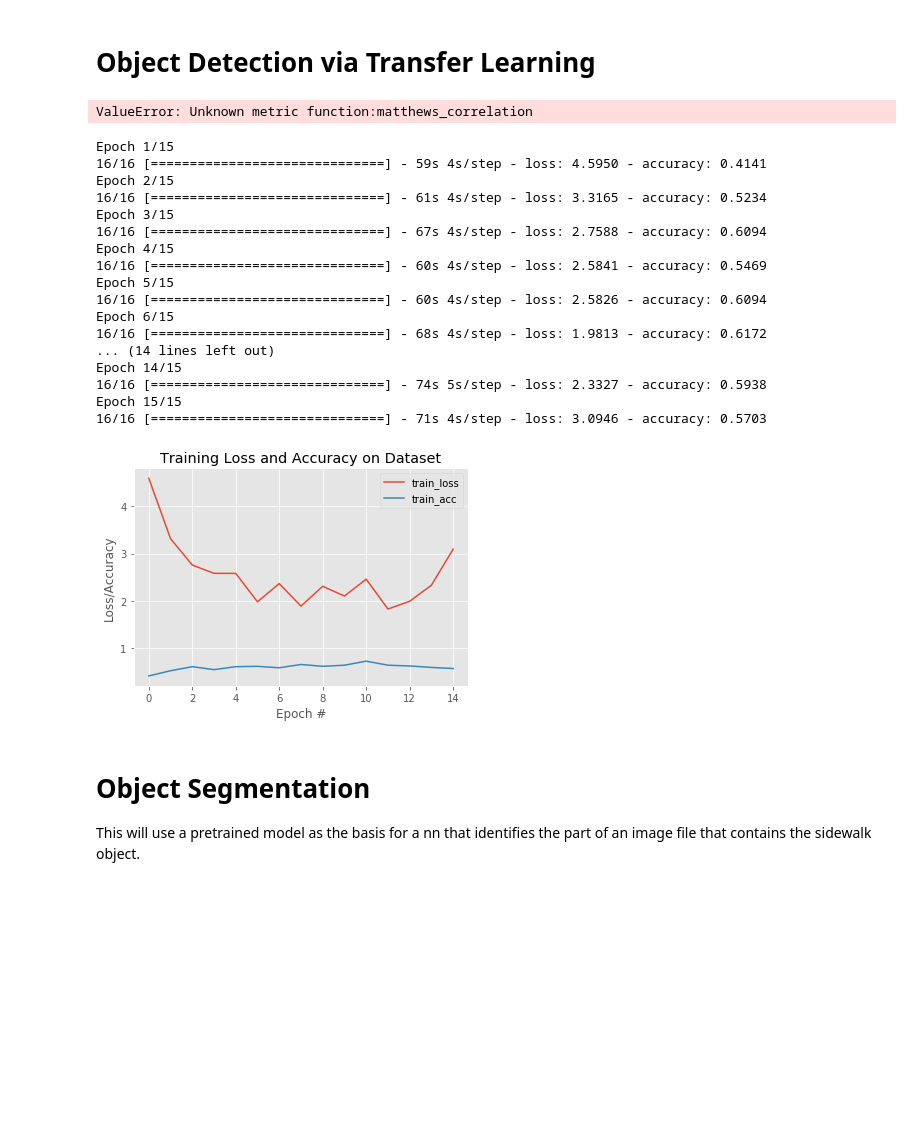
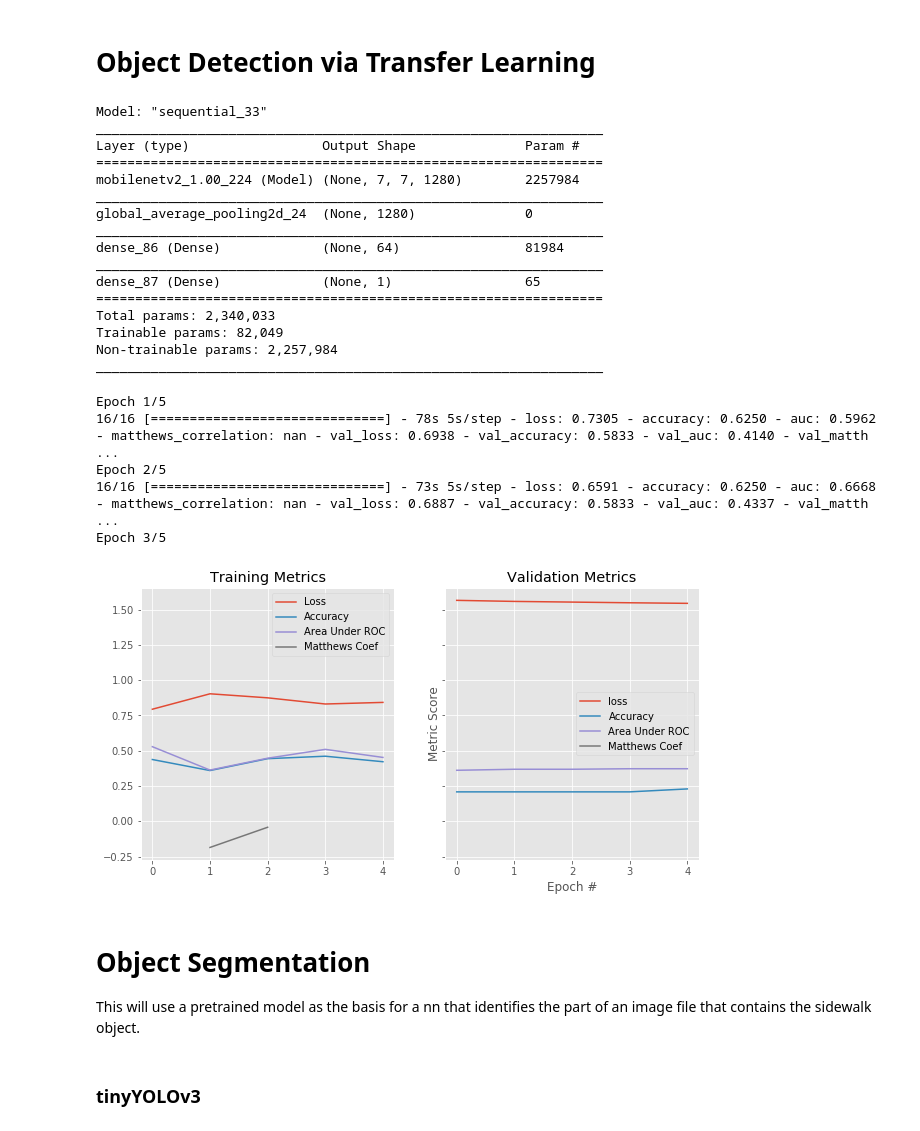
Before and after one commit to chrisoyer/sidewalk_deep-learning, a Jupyter notebook: Image_classification.ipynb, the cells around one changed output. Drawn from its saved outputs; the diff is of its cells as text; code cells hidden in the pictures; blank space fills up the shorter version.

Commit message:
transfer learning working
custom nn works, not well but with more data/training will be ok. mobilenet pretrained is working. vis updated

```diff
--- a/Image_classification.ipynb
+++ b/Image_classification.ipynb
@@ -171,3 +189,8 @@ input_shape
+# %%
+METRICS = [
+      tf.keras.metrics.BinaryAccuracy(name='accuracy'),
+      tf.keras.metrics.AUC(name='auc'),
+      matthews_correlation]
 # %%
 colors = plt.rcParams['axes.prop_cycle'].by_key()['color']
 
@@ -275,62 +283,63 @@ KeyError: 'auc'
 # Object Detection via Transfer Learning
 # %%
 pretrained_mobilenet = tf.keras.applications.MobileNetV2(
-    input_shape=input_shape,
+    input_shape=(224, 224, 3),
     include_top=False,
     weights='imagenet')
 pretrained_mobilenet.trainable = False
 # %%
-global_pooling_layer = tf.keras.layers.GlobalAveragePooling2D()
-prediction_layer = tf.keras.layers.Dense(1)
+mnet_model = tf.keras.models.Sequential()
+mnet_model.add(pretrained_mobilenet)
+mnet_model.add(tf.keras.layers.GlobalAveragePooling2D())
+mnet_model.add(tf.keras.layers.Dense(64))
+mnet_model.add(tf.keras.layers.Dense(1, activation='sigmoid'))
 
-mnet_model = tf.keras.Sequential([
-  pretrained_mobilenet,
-  global_pooling_layer,
-  tf.keras.layers.Dense(64),
-  prediction_layer])
-
-mnet_model.compile(optimizer=RMSprop(lr=learning_rate),
+mnet_model.compile(optimizer=tf.keras.optimizers.RMSprop(lr=10*learning_rate),
               loss=loss,
-              metrics=['accuracy',
-                       tf.keras.metrics.AUC(),
-                       'matthews_correlation'])
+              metrics=METRICS)
 mnet_model.summary()
 # %% [output]
-ValueError: Unknown metric function:matthews_correlation
+Model: "sequential_33"
+_________________________________________________________________
+Layer (type)                 Output Shape              Param #
+=================================================================
+mobilenetv2_1.00_224 (Model) (None, 7, 7, 1280)        2257984
+_________________________________________________________________
+global_average_pooling2d_24  (None, 1280)              0
+_________________________________________________________________
+dense_86 (Dense)             (None, 64)                81984
+_________________________________________________________________
+dense_87 (Dense)             (None, 1)                 65
+=================================================================
+Total params: 2,340,033
+Trainable params: 82,049
+Non-trainable params: 2,257,984
+_________________________________________________________________
 # %%
 mnet_history = mnet_model.fit_generator(
         train_generator,
         steps_per_epoch=int(total_train_samples/batch_size),
         epochs=n_epochs,
         verbose=1,
-        #validation_data=vdate_datagen,
-        #validation_steps=int(total_vdate_samples/batch_size),
+        validation_data=vdate_generator,
+        validation_steps=int(total_vdate_samples/batch_size),
+        class_weight=class_weight,
         use_multiprocessing=False)
 # %% [output]
-Epoch 1/15
-16/16 [==============================] - 59s 4s/step - loss: 4.5950 - accuracy: 0.4141
-Epoch 2/15
-16/16 [==============================] - 61s 4s/step - loss: 3.3165 - accuracy: 0.5234
-Epoch 3/15
-16/16 [==============================] - 67s 4s/step - loss: 2.7588 - accuracy: 0.6094
-Epoch 4/15
-16/16 [==============================] - 60s 4s/step - loss: 2.5841 - accuracy: 0.5469
-Epoch 5/15
-16/16 [==============================] - 60s 4s/step - loss: 2.5826 - accuracy: 0.6094
-Epoch 6/15
-16/16 [==============================] - 68s 4s/step - loss: 1.9813 - accuracy: 0.6172
-... (14 lines left out)
-Epoch 14/15
-16/16 [==============================] - 74s 5s/step - loss: 2.3327 - accuracy: 0.5938
-Epoch 15/15
-16/16 [==============================] - 71s 4s/step - loss: 3.0946 - accuracy: 0.5703
+Epoch 1/5
+16/16 [==============================] - 78s 5s/step - loss: 0.7305 - accuracy: 0.6250 - auc: 0.5962 - matthews_correlation: nan - val_loss: 0.6938 - val_accuracy: 0.5833 - val_auc: 0.4140 - val_matth ...
+Epoch 2/5
+16/16 [==============================] - 73s 5s/step - loss: 0.6591 - accuracy: 0.6250 - auc: 0.6668 - matthews_correlation: nan - val_loss: 0.6887 - val_accuracy: 0.5833 - val_auc: 0.4337 - val_matth ...
+Epoch 3/5
 # %%
-history_plotter(mnet_history, plot_validation=False)
+history_plotter(mnet_history)
 # %% [output]
-[figure, old version]
+[figure, new version]
 # %% [markdown]
 # Object Segmentation
 This will use a pretrained model as the basis for a nn that identifies the part of an image file that contains the sidewalk object.
+# %% [markdown]
+### tinyYOLOv3
 # %%
 model_path = "./models/yolo-tiny.h5"
 input_path = "./input/test45.jpg"
```
Also changed, not shown: parts of 26 cells of this notebook.
